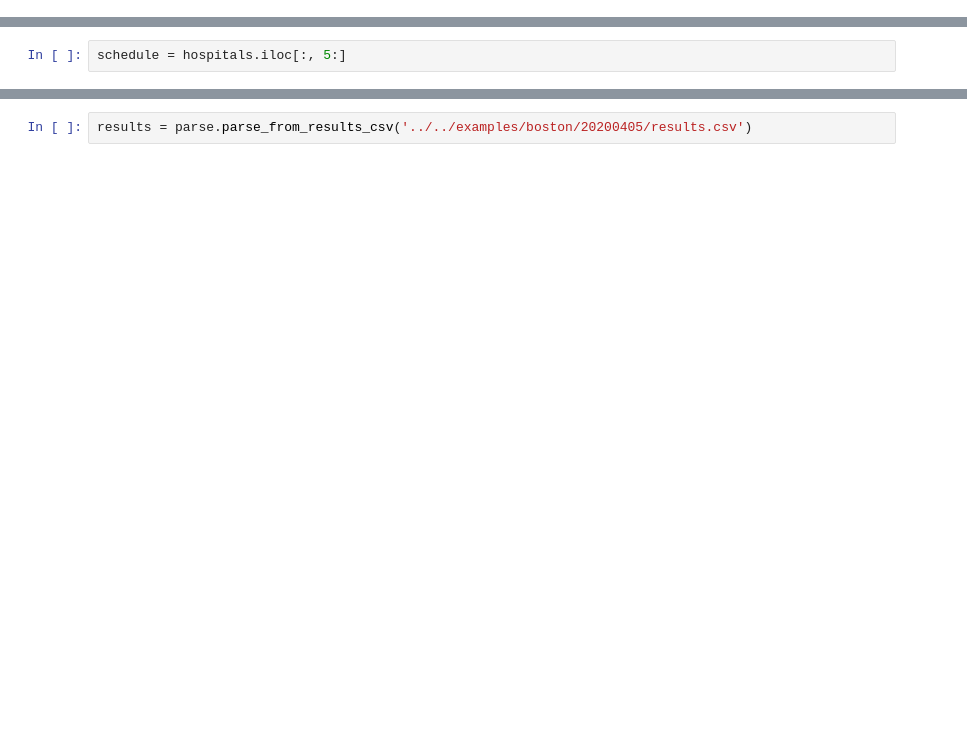
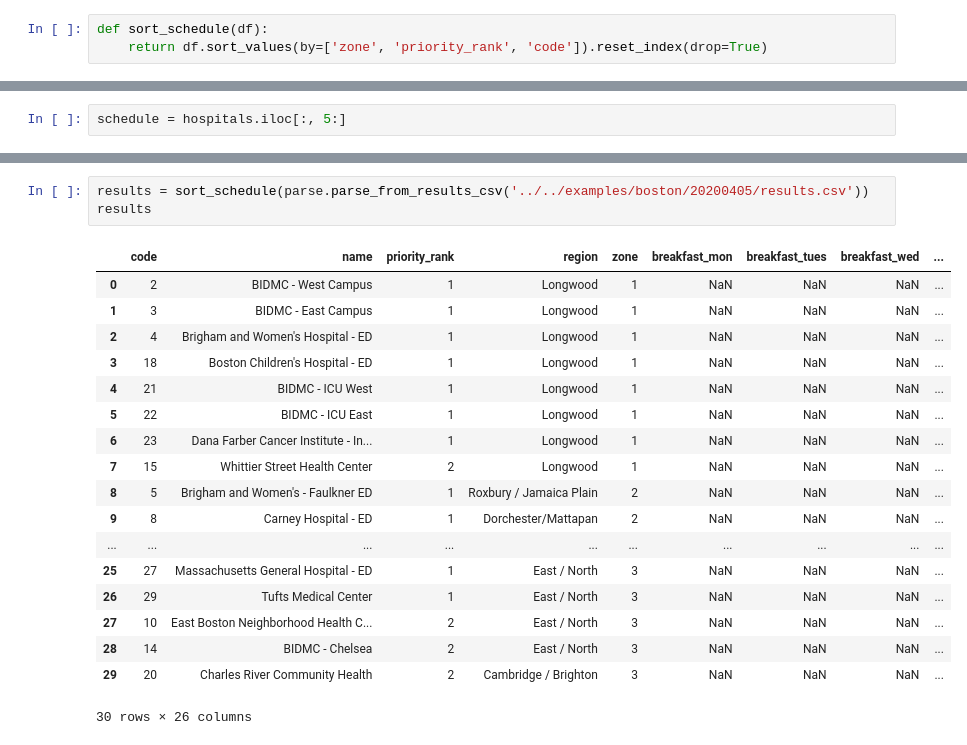
Before and after one commit to wilkesybear/otp-scheduler, a Jupyter notebook: src/notebooks/Sandbox.ipynb, the cells around one changed output, grey strips where cells are left out. Drawn from its saved outputs; the diff is of its cells as text; blank space fills up the shorter version.

```diff
--- a/src/notebooks/Sandbox.ipynb
+++ b/src/notebooks/Sandbox.ipynb
@@ -8,3 +10,6 @@ if module_path not in sys.path:
 # %%
 import pandas as pd
 from src import parse
+# %%
+def sort_schedule(df):
+    return df.sort_values(by=['zone', 'priority_rank', 'code']).reset_index(drop=True)
@@ -32,5 +87,25 @@ schedule
 # %%
-results = parse.parse_from_results_csv('../../examples/boston/20200405/results.csv')
+results = sort_schedule(parse.parse_from_results_csv('../../examples/boston/20200405/results.csv'))
+results
+# %% [output]
+|  | code | name | priority_rank | region | zone | breakfast_mon | breakfast_tues | breakfast_wed | ... |
+| 0 | 2 | BIDMC - West Campus | 1 | Longwood | 1 | NaN | NaN | NaN | ... |
+| 1 | 3 | BIDMC - East Campus | 1 | Longwood | 1 | NaN | NaN | NaN | ... |
+| 2 | 4 | Brigham and Women's Hospital - ED | 1 | Longwood | 1 | NaN | NaN | NaN | ... |
+| 3 | 18 | Boston Children's Hospital - ED | 1 | Longwood | 1 | NaN | NaN | NaN | ... |
+| 4 | 21 | BIDMC - ICU West | 1 | Longwood | 1 | NaN | NaN | NaN | ... |
+| 5 | 22 | BIDMC - ICU East | 1 | Longwood | 1 | NaN | NaN | NaN | ... |
+| 6 | 23 | Dana Farber Cancer Institute - In... | 1 | Longwood | 1 | NaN | NaN | NaN | ... |
+| 7 | 15 | Whittier Street Health Center | 2 | Longwood | 1 | NaN | NaN | NaN | ... |
+| 8 | 5 | Brigham and Women's - Faulkner ED | 1 | Roxbury / Jamaica Plain | 2 | NaN | NaN | NaN | ... |
+| 9 | 8 | Carney Hospital - ED | 1 | Dorchester/Mattapan | 2 | NaN | NaN | NaN | ... |
+| ... | ... | ... | ... | ... | ... | ... | ... | ... | ... |
+| 25 | 27 | Massachusetts General Hospital - ED | 1 | East / North | 3 | NaN | NaN | NaN | ... |
+| 26 | 29 | Tufts Medical Center | 1 | East / North | 3 | NaN | NaN | NaN | ... |
+| 27 | 10 | East Boston Neighborhood Health C... | 2 | East / North | 3 | NaN | NaN | NaN | ... |
+| 28 | 14 | BIDMC - Chelsea | 2 | East / North | 3 | NaN | NaN | NaN | ... |
+| 29 | 20 | Charles River Community Health | 2 | Cambridge / Brighton | 3 | NaN | NaN | NaN | ... |
+30 rows × 26 columns
 # %%
 results_schedule = results.iloc[:, 5:]
 results_schedule_columns = results_schedule.columns
```
Also changed, not shown: parts of 33 cells of this notebook, 5 other files.
